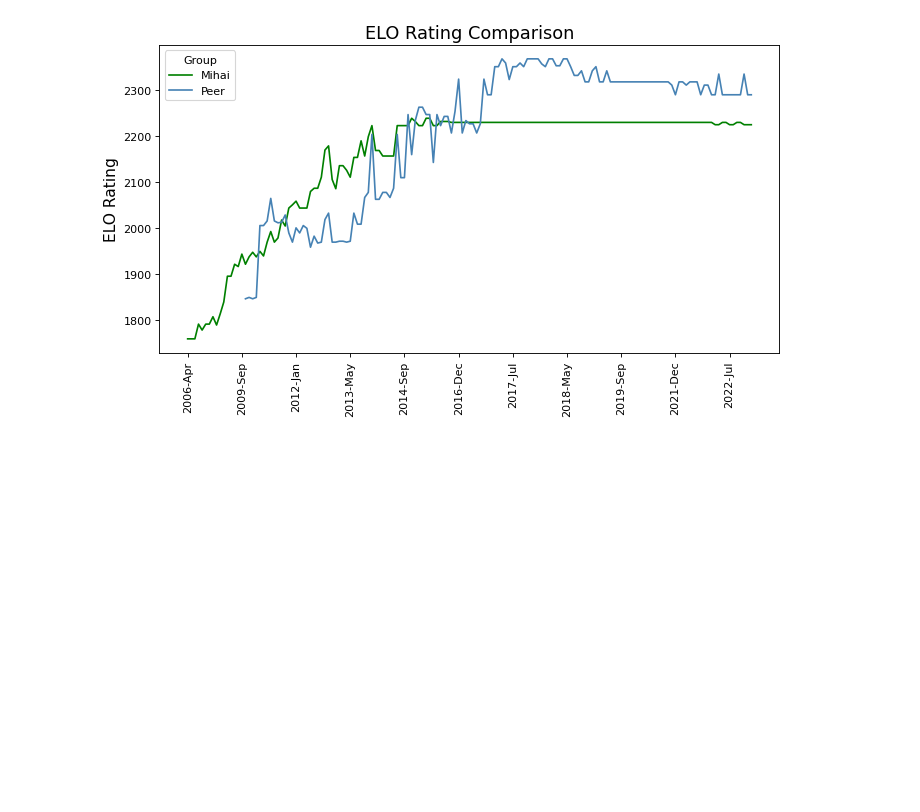
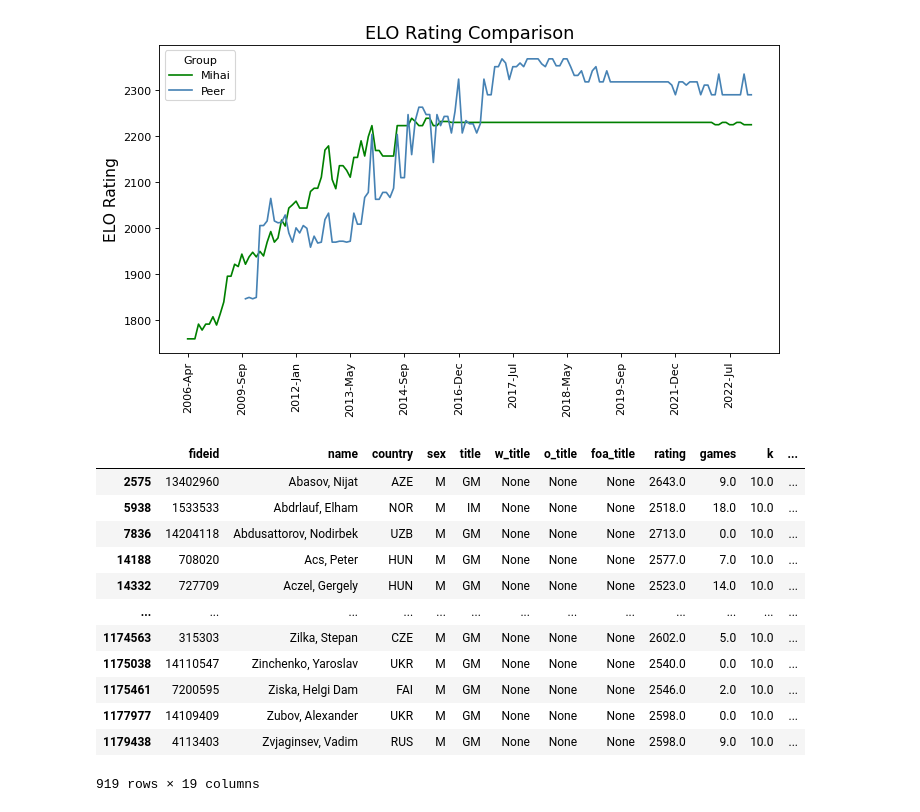
Before and after one commit to Bizovi/decision-making-website, a Jupyter notebook: python_labs/01_setup/notebooks/chess_ratings.ipynb, the cells around one changed output. Cells and saved outputs as stored; diff of their text form; code cells hidden in the pictures; blank space fills up the shorter version.

```diff
--- a/python_labs/01_setup/notebooks/chess_ratings.ipynb
+++ b/python_labs/01_setup/notebooks/chess_ratings.ipynb
@@ -47,3 +47,21 @@ plt.xticks(mihai_series.index[::15],  rotation='vertical')
 plt.show()
 # %% [output]
 [figure]
+# %%
+df_ratings_2022 = pd.read_xml("~/Downloads/players_list_xml_foa.xml")
+# %%
+df_ratings_2022[df_ratings_2022["rating"] > 2500]
+# %% [output]
+|  | fideid | name | country | sex | title | w_title | o_title | foa_title | rating | games | k | ... |
+| 2575 | 13402960 | Abasov, Nijat | AZE | M | GM | None | None | None | 2643.0 | 9.0 | 10.0 | ... |
+| 5938 | 1533533 | Abdrlauf, Elham | NOR | M | IM | None | None | None | 2518.0 | 18.0 | 10.0 | ... |
+| 7836 | 14204118 | Abdusattorov, Nodirbek | UZB | M | GM | None | None | None | 2713.0 | 0.0 | 10.0 | ... |
+| 14188 | 708020 | Acs, Peter | HUN | M | GM | None | None | None | 2577.0 | 7.0 | 10.0 | ... |
+| 14332 | 727709 | Aczel, Gergely | HUN | M | GM | None | None | None | 2523.0 | 14.0 | 10.0 | ... |
+| ... | ... | ... | ... | ... | ... | ... | ... | ... | ... | ... | ... | ... |
+| 1174563 | 315303 | Zilka, Stepan | CZE | M | GM | None | None | None | 2602.0 | 5.0 | 10.0 | ... |
+| 1175038 | 14110547 | Zinchenko, Yaroslav | UKR | M | GM | None | None | None | 2540.0 | 0.0 | 10.0 | ... |
+| 1175461 | 7200595 | Ziska, Helgi Dam | FAI | M | GM | None | None | None | 2546.0 | 2.0 | 10.0 | ... |
+| 1177977 | 14109409 | Zubov, Alexander | UKR | M | GM | None | None | None | 2598.0 | 0.0 | 10.0 | ... |
+| 1179438 | 4113403 | Zvjaginsev, Vadim | RUS | M | GM | None | None | None | 2598.0 | 9.0 | 10.0 | ... |
+919 rows × 19 columns
```
Also changed, not shown: parts of 1 cell of this notebook.
